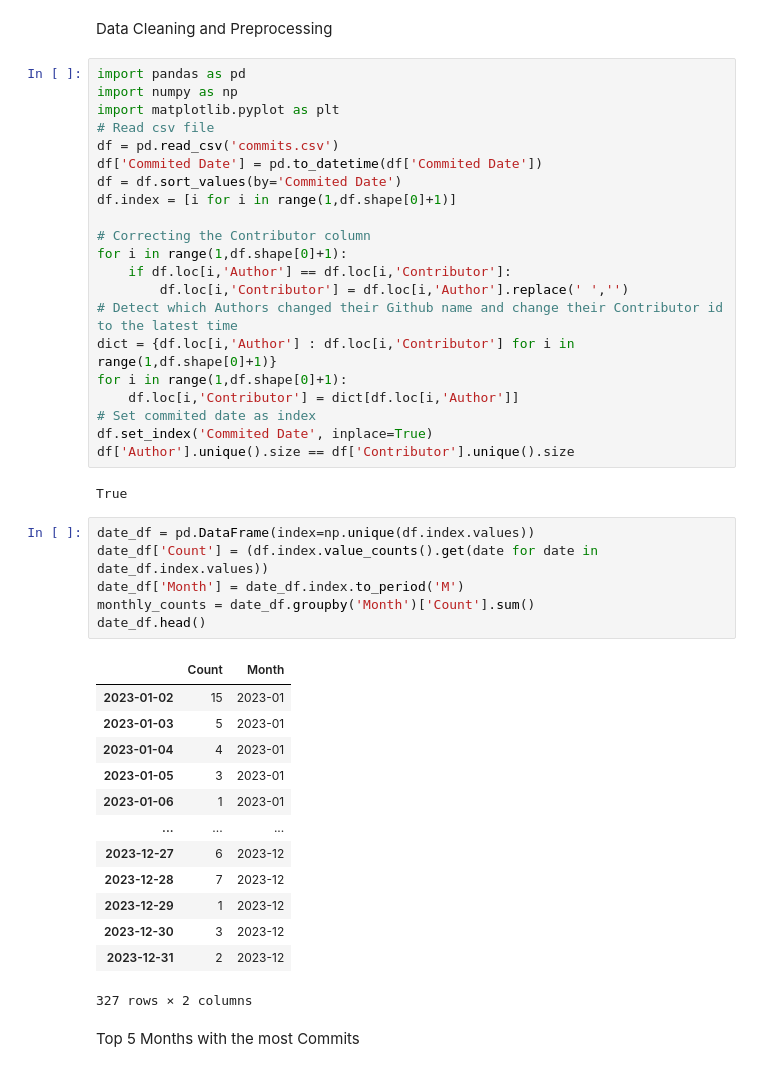
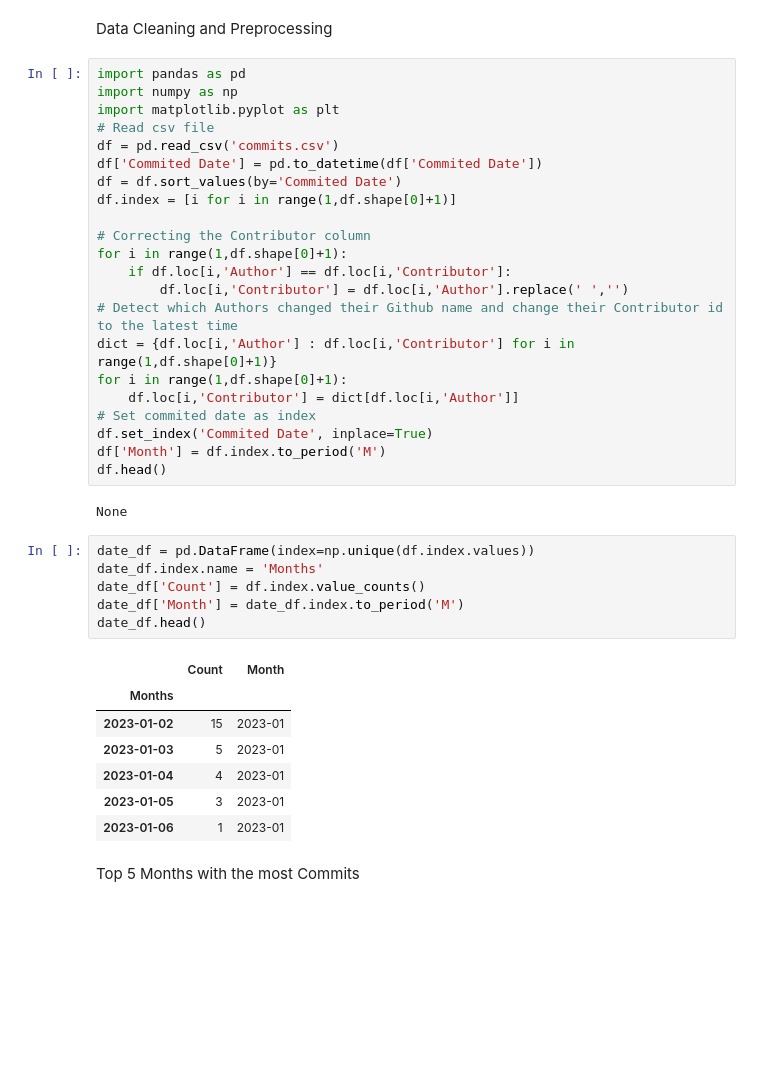
Before and after one commit to Khanhtoichoi/Data-Analysis, a Jupyter notebook: data_analysis.ipynb, the cells around one changed output. Saved outputs shown, nothing was run; the diff lists cells and outputs as text; blank space fills up the shorter version.

```diff
--- a/data_analysis.ipynb
+++ b/data_analysis.ipynb
@@ -20,29 +20,24 @@ for i in range(1,df.shape[0]+1):
     df.loc[i,'Contributor'] = dict[df.loc[i,'Author']]
 # Set commited date as index
 df.set_index('Commited Date', inplace=True)
-df['Author'].unique().size == df['Contributor'].unique().size
+df['Month'] = df.index.to_period('M')
+df.head()
 # %% [output]
-True
+None
 # %%
 date_df = pd.DataFrame(index=np.unique(df.index.values))
-date_df['Count'] = (df.index.value_counts().get(date for date in date_df.index.values))
+date_df.index.name = 'Months'
+date_df['Count'] = df.index.value_counts()
 date_df['Month'] = date_df.index.to_period('M')
-monthly_counts = date_df.groupby('Month')['Count'].sum()
 date_df.head()
 # %% [output]
 |  | Count | Month |
+| Months |  |  |
 | 2023-01-02 | 15 | 2023-01 |
 | 2023-01-03 | 5 | 2023-01 |
 | 2023-01-04 | 4 | 2023-01 |
 | 2023-01-05 | 3 | 2023-01 |
 | 2023-01-06 | 1 | 2023-01 |
-| ... | ... | ... |
-| 2023-12-27 | 6 | 2023-12 |
-| 2023-12-28 | 7 | 2023-12 |
-| 2023-12-29 | 1 | 2023-12 |
-| 2023-12-30 | 3 | 2023-12 |
-| 2023-12-31 | 2 | 2023-12 |
-327 rows × 2 columns
 # %% [markdown]
 Top 5 Months with the most Commits
 # %%
```
Also changed, not shown: parts of 7 cells of this notebook.
